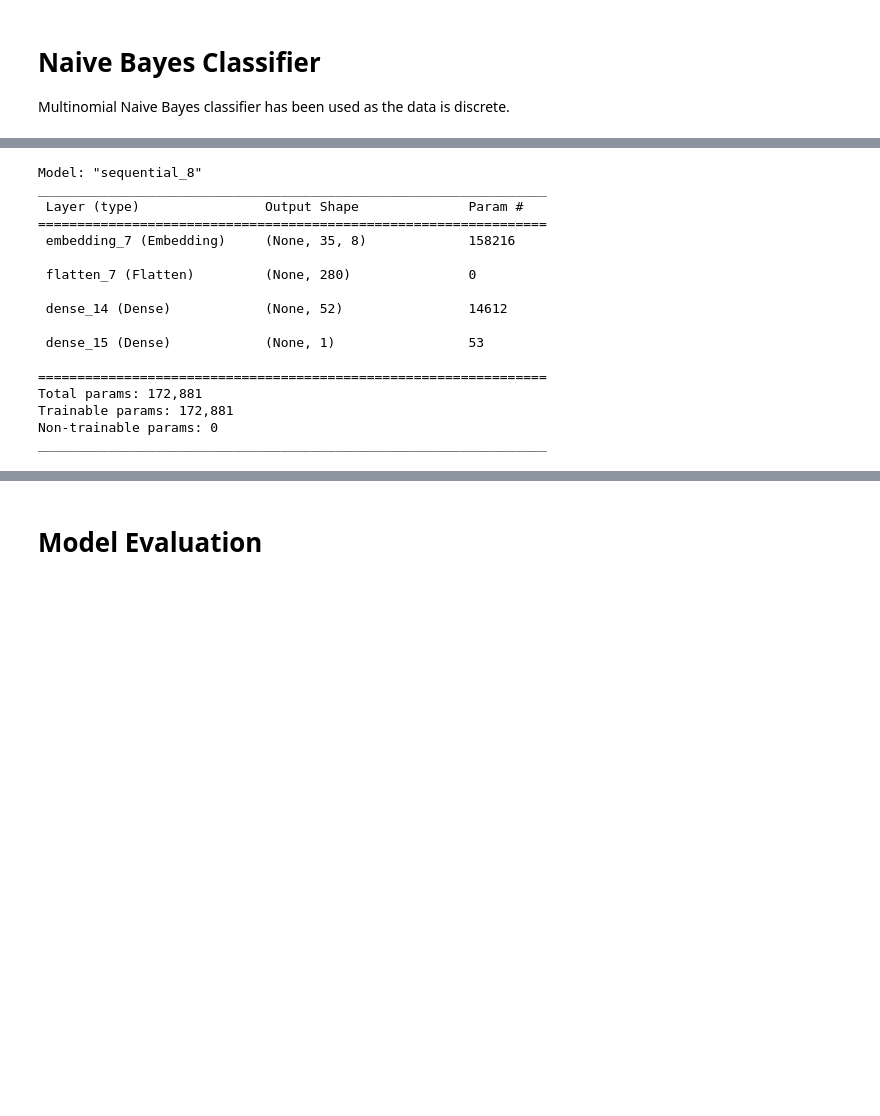
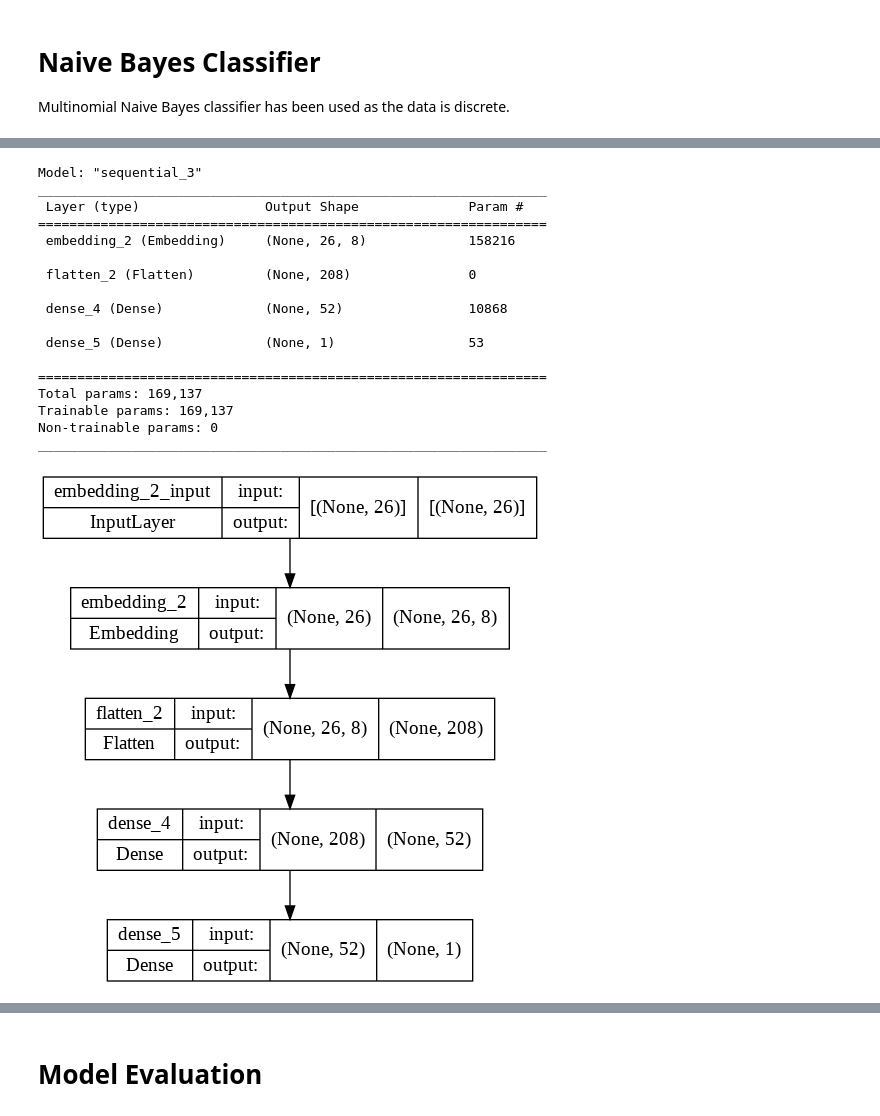
Before and after one commit to Shannon-Watts/fake_news_ML, a Jupyter notebook: notebooks/fake_newsNN.ipynb, the cells around one changed output, grey strips where cells are left out. Drawn from its saved outputs; the diff is of its cells as text; code cells hidden in the pictures; blank space fills up the shorter version.

```diff
--- a/notebooks/fake_newsNN.ipynb
+++ b/notebooks/fake_newsNN.ipynb
@@ -404,7 +434,7 @@ Binary classifier
 # Neural Networks Model  - binary classifier
 # Create the model
 nn_model = Sequential()
-nn_model.add(Embedding(19777, 8, input_length=35))
+nn_model.add(Embedding(19777, 8, input_length=max_length))
 nn_model.add(Flatten())
 nn_model.add(Dense(52, activation='relu'))
 nn_model.add(Dense(1, activation='sigmoid'))
@@ -412,23 +442,27 @@ nn_model.compile(optimizer='adam', loss='binary_crossentropy', metrics=['accurac
 
 nn_model.summary()
 # %% [output]
-Model: "sequential_8"
+Model: "sequential_3"
 _________________________________________________________________
  Layer (type)                Output Shape              Param #
 =================================================================
- embedding_7 (Embedding)     (None, 35, 8)             158216
+ embedding_2 (Embedding)     (None, 26, 8)             158216
 
- flatten_7 (Flatten)         (None, 280)               0
+ flatten_2 (Flatten)         (None, 208)               0
 
- dense_14 (Dense)            (None, 52)                14612
+ dense_4 (Dense)             (None, 52)                10868
 
- dense_15 (Dense)            (None, 1)                 53
+ dense_5 (Dense)             (None, 1)                 53
 
 =================================================================
-Total params: 172,881
-Trainable params: 172,881
+Total params: 169,137
+Trainable params: 169,137
 Non-trainable params: 0
 _________________________________________________________________
+# %%
+keras.utils.plot_model(nn_model, "my_first_model_with_shape_info.png", show_shapes=True)
+# %% [output]
+[figure, added]
 # %%
 # Train the model
 history = nn_model.fit(X_train, y_train, validation_split=0.3, epochs=5, batch_size=32)
```
Also changed, not shown: parts of 34 cells of this notebook.
